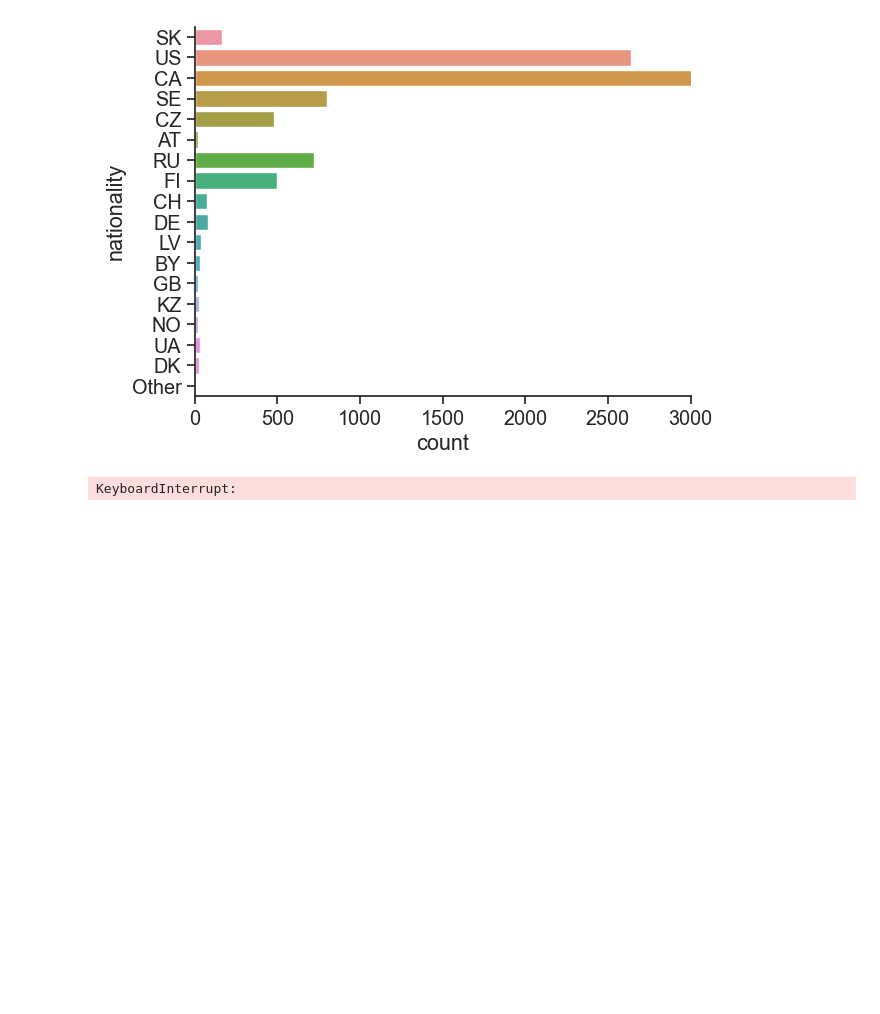
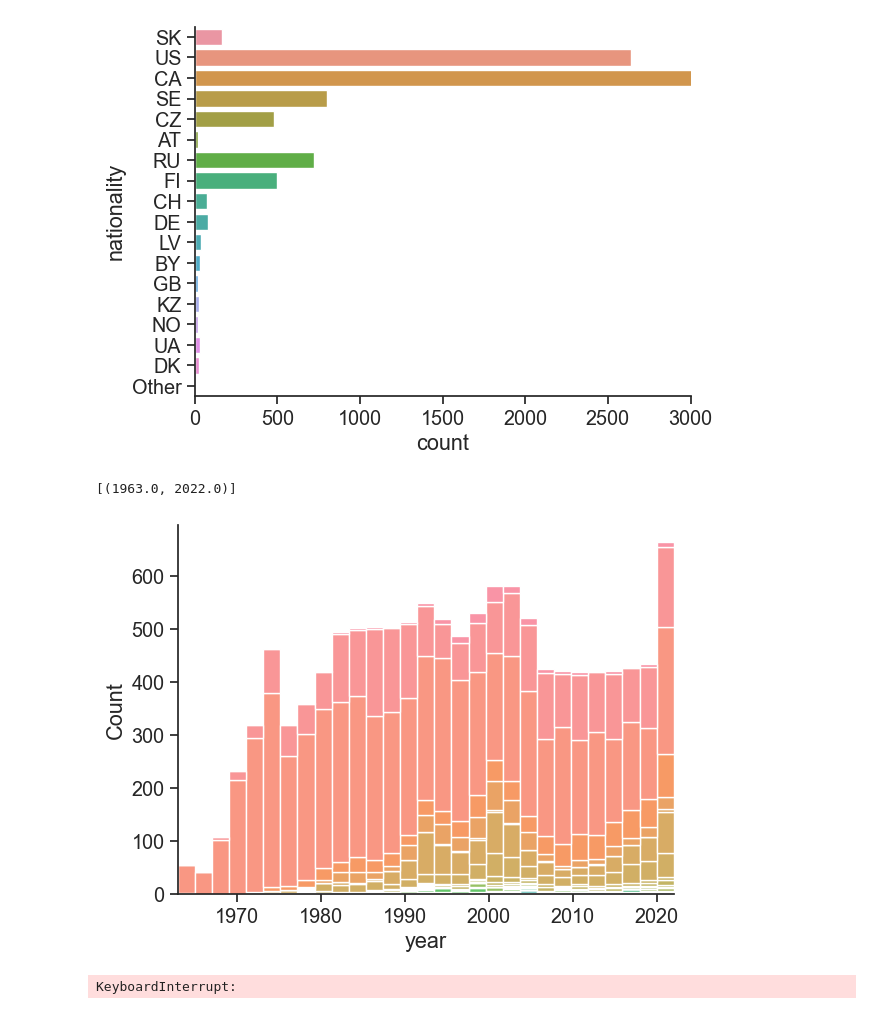
Before and after one commit to ubco-W2022T2-data301/project-group-group31, a Jupyter notebook: analysis/analysis2.ipynb, the cells around one changed output. Cells and saved outputs as stored; diff of their text form; code cells hidden in the pictures; blank space fills up the shorter version.

```diff
--- a/analysis/analysis2.ipynb
+++ b/analysis/analysis2.ipynb
@@ -61,6 +60,11 @@ sns.countplot(y='nationality', data = df, order=['SK', 'US', 'CA', 'SE', 'CZ', '
 # %% [output]
 [(0.0, 3000.0)]
 [figure]
+# %%
+sns.histplot(df, x='year', hue='nationality', multiple='stack', legend=False).set(xlim=(1963, 2022))
+# %% [output]
+[(1963.0, 2022.0)]
+[figure, added]
 # %%
 sns.set_theme(style="white", rc={"axes.facecolor": (0, 0, 0, 0)})
 grid = sns.FacetGrid(df, row='nationality', hue='nationality',aspect=15, height=1)
```
Also changed, not shown: parts of 1 cell of this notebook.
